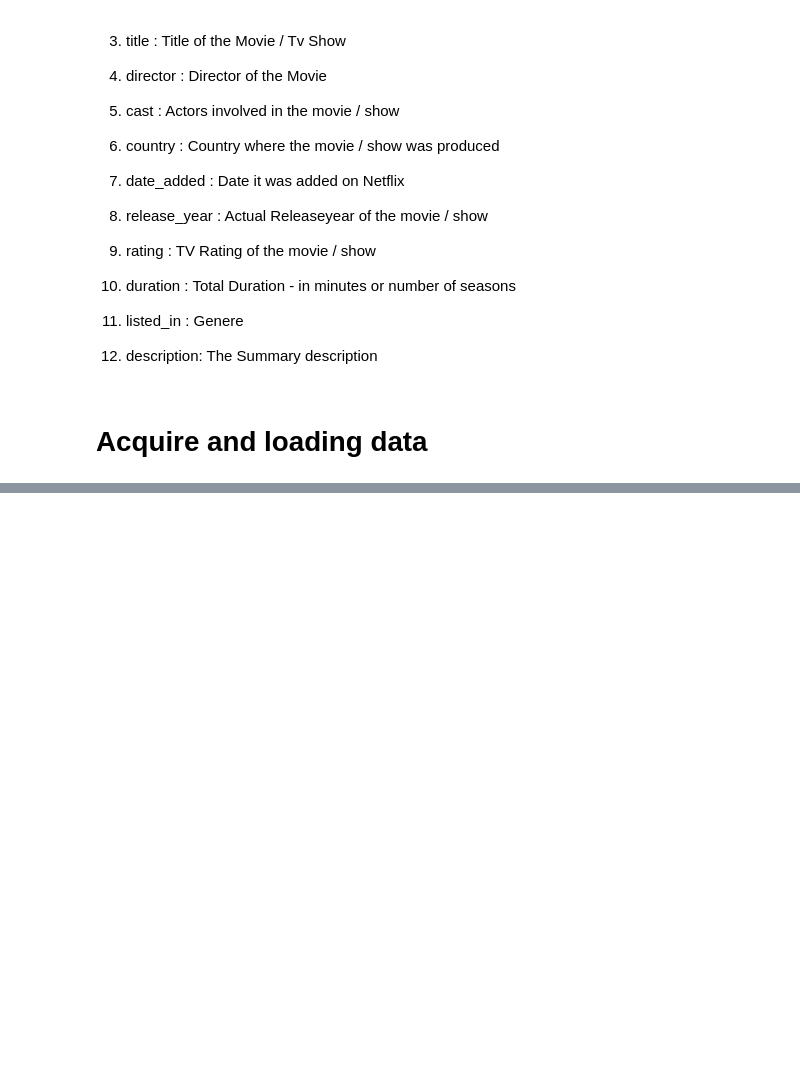
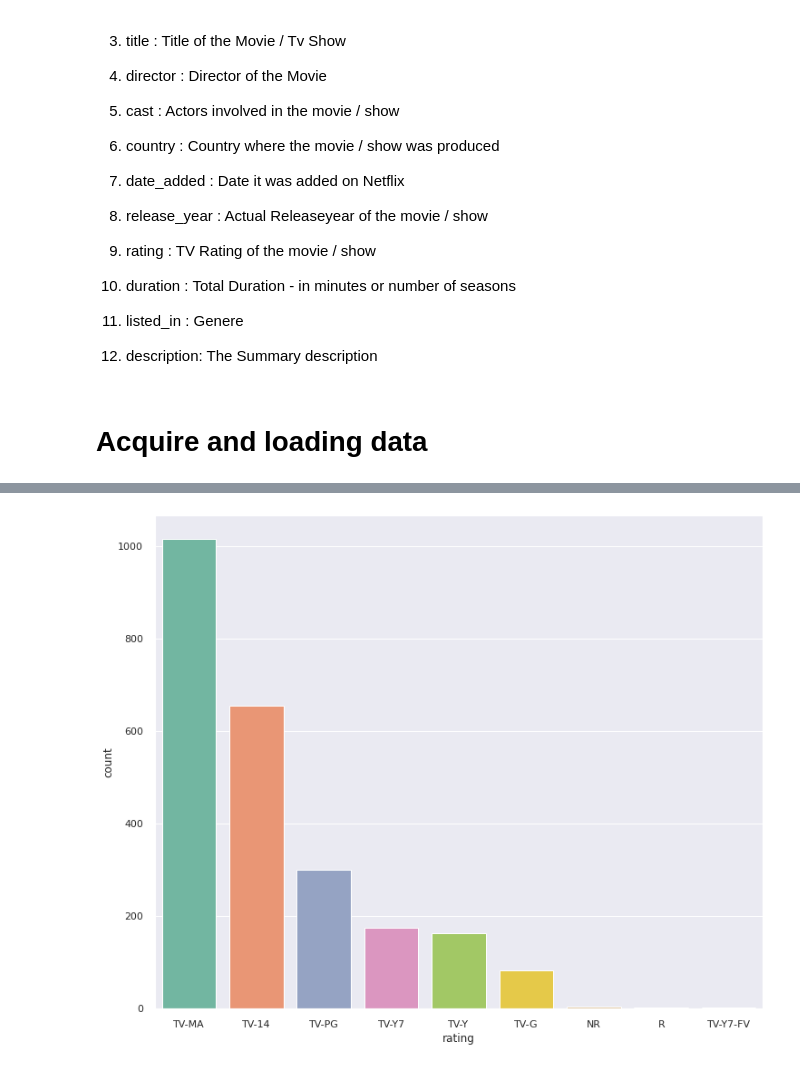
Before and after one commit to Bhushan271098/NETFLIX-MOVIES-AND-TV-SHOWS-CLUSTERING, a Jupyter notebook: Copy_of_NETFLIX_MOVIES_AND_TV_SHOWS_CLUSTERING.ipynb, the cells around one changed output, grey strips where cells are left out. Drawn from its saved outputs; the diff is of its cells as text; code cells hidden in the pictures; blank space fills up the shorter version.

```diff
--- a/Copy_of_NETFLIX_MOVIES_AND_TV_SHOWS_CLUSTERING.ipynb
+++ b/Copy_of_NETFLIX_MOVIES_AND_TV_SHOWS_CLUSTERING.ipynb
@@ -131,0 +233,3 @@ df=pd.read_csv('/content/drive/MyDrive/Colab Notebooks/NETFLIX MOVIES AND TV SHO
+# %%
+# Extracting TV show
+netflix_shows=df[df['type']=='TV Show']
@@ -131,0 +311,7 @@ df=pd.read_csv('/content/drive/MyDrive/Colab Notebooks/NETFLIX MOVIES AND TV SHO
+# %%
+# countplot of TV show rating
+plt.figure(figsize=(12,10))
+sns.set(style="darkgrid")
+ax = sns.countplot(x="rating", data=netflix_shows, palette="Set2", order=netflix_shows['rating'].value_counts().index[0:15])
+# %% [output]
+[figure, added]
```
Also changed, not shown: parts of 27 cells of this notebook.
